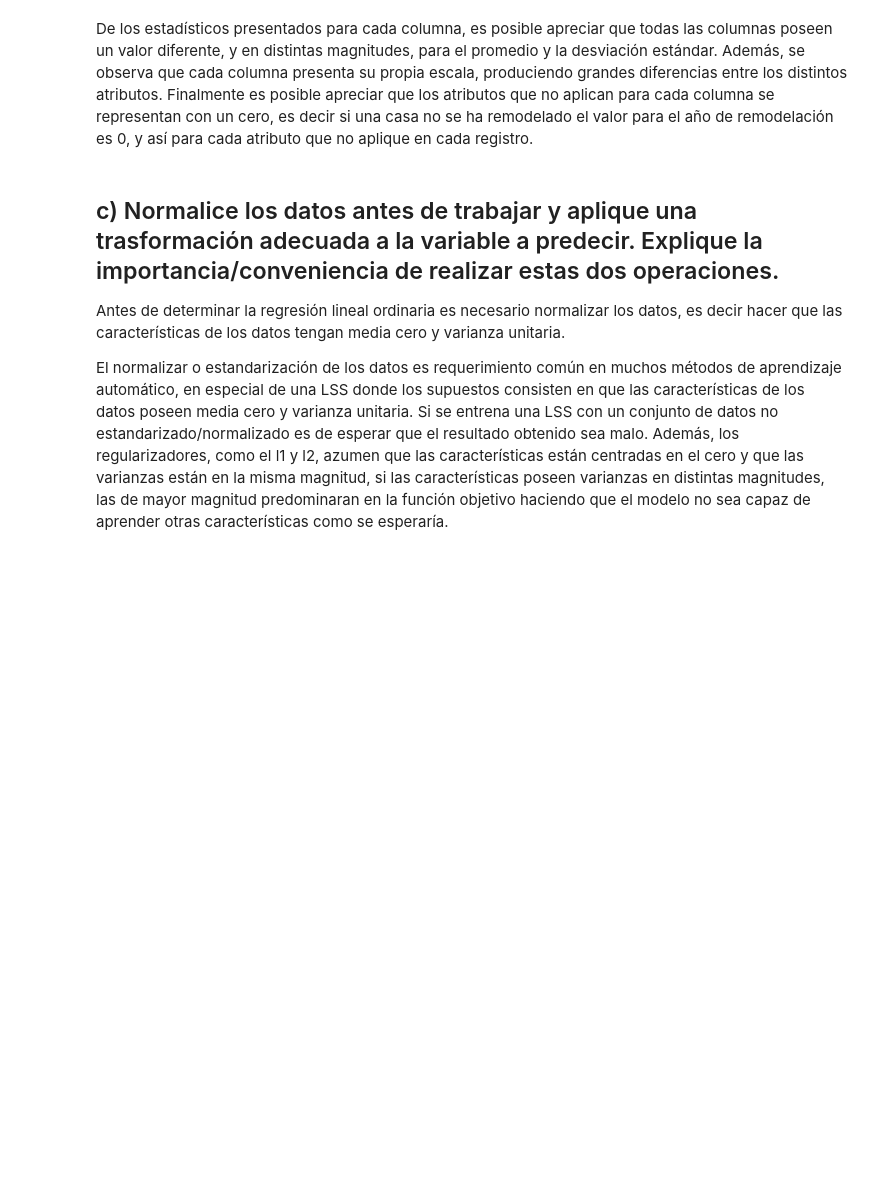
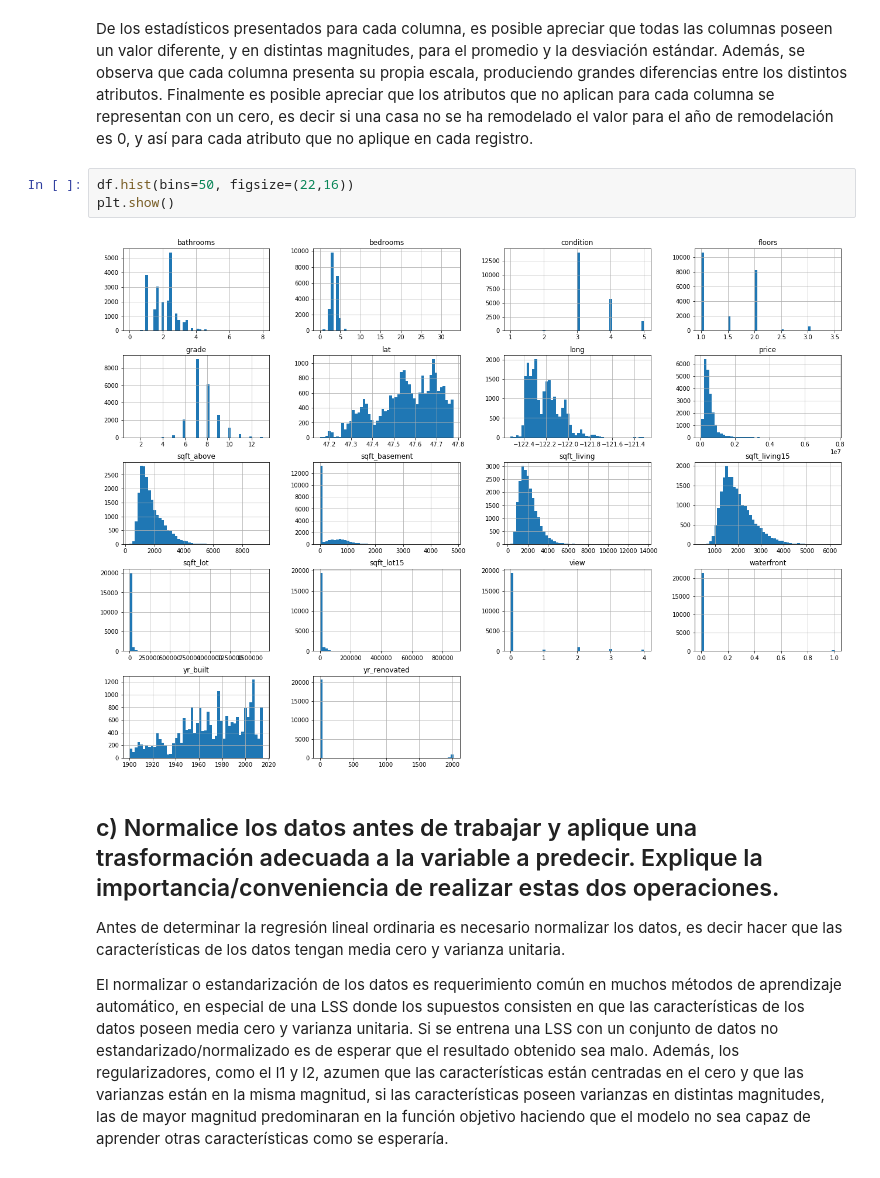
Before and after one commit to Caimapo/MachineLearning2017-02, a Jupyter notebook: Tarea 1 Máquinas de Aprendizaje.ipynb, the cells around one changed output. Drawn from its saved outputs; the diff is of its cells as text; blank space fills up the shorter version.

```diff
--- a/Tarea 1 Máquinas de Aprendizaje.ipynb
+++ b/Tarea 1 Máquinas de Aprendizaje.ipynb
@@ -93,6 +93,11 @@ df.describe()
 | max | 7.700000e+06 | 33.000000 | 8.000000 | 13540.000000 | 1.651359e+06 | 3.500000 | 1.000000 | 4.000000 | 5.000000 | 13.000000 | ... |
 # %% [markdown]
 De los estadísticos presentados para cada columna, es posible apreciar que todas las columnas poseen un valor diferente, y en distintas magnitudes, para el promedio y la desviación estándar. Además, se observa que cada columna presenta su propia escala, produciendo grandes diferencias entre los distintos atributos. Finalmente es posible apreciar que los atributos que no aplican para cada columna se representan con un cero, es decir si una casa no se ha remodelado el valor para el año de remodelación es 0, y así para cada atributo que no aplique en cada registro.
+# %%
+df.hist(bins=50, figsize=(22,16))
+plt.show()
+# %% [output]
+[figure, added]
 # %% [markdown]
 ## c) Normalice los datos antes de trabajar y aplique una trasformación adecuada a la variable a predecir. Explique la importancia/conveniencia de realizar estas dos operaciones.
 
```
Also changed, not shown: parts of 18 cells of this notebook.
